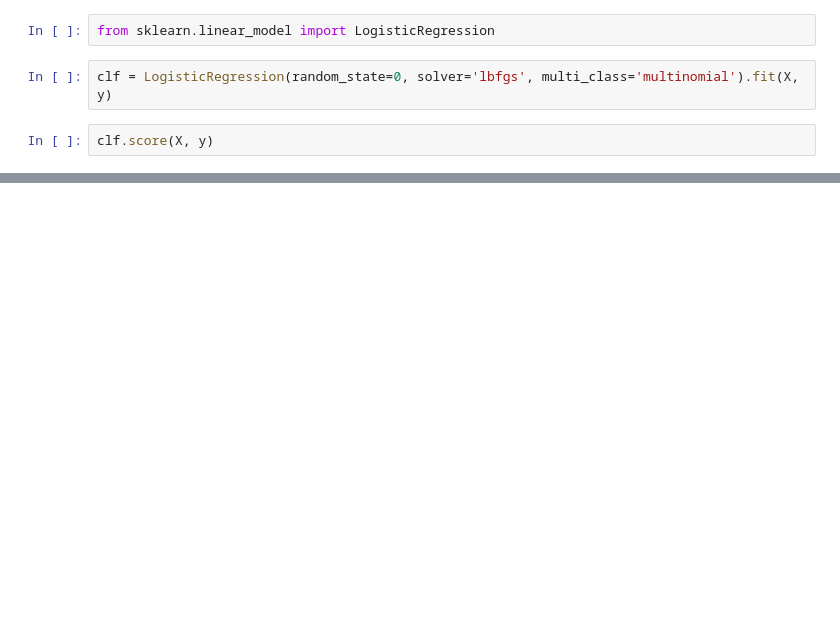
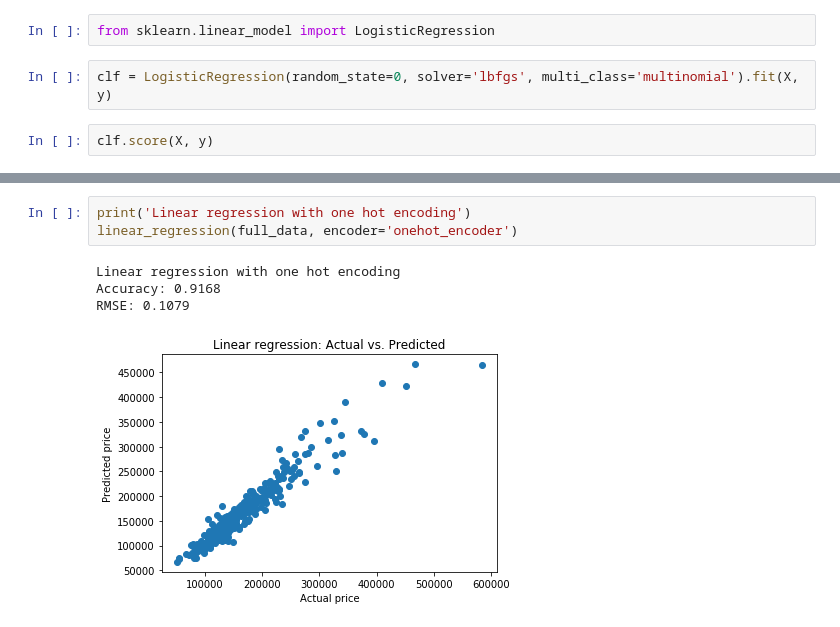
Before and after one commit to rossmaclean27/W207-final-project, a Jupyter notebook: Baseline-Submission-Fong-MacLean-West.ipynb, the cells around one changed output, grey strips where cells are left out. Cells and saved outputs as stored; diff of their text form; blank space fills up the shorter version.

```diff
--- a/Baseline-Submission-Fong-MacLean-West.ipynb
+++ b/Baseline-Submission-Fong-MacLean-West.ipynb
@@ -379,0 +601,8 @@ clf.score(X, y)
+# %%
+print('Linear regression with one hot encoding')
+linear_regression(full_data, encoder='onehot_encoder')
+# %% [output]
+Linear regression with one hot encoding
+Accuracy: 0.9168
+RMSE: 0.1079
+[figure, added]
```
Also changed, not shown: parts of 36 cells of this notebook.
